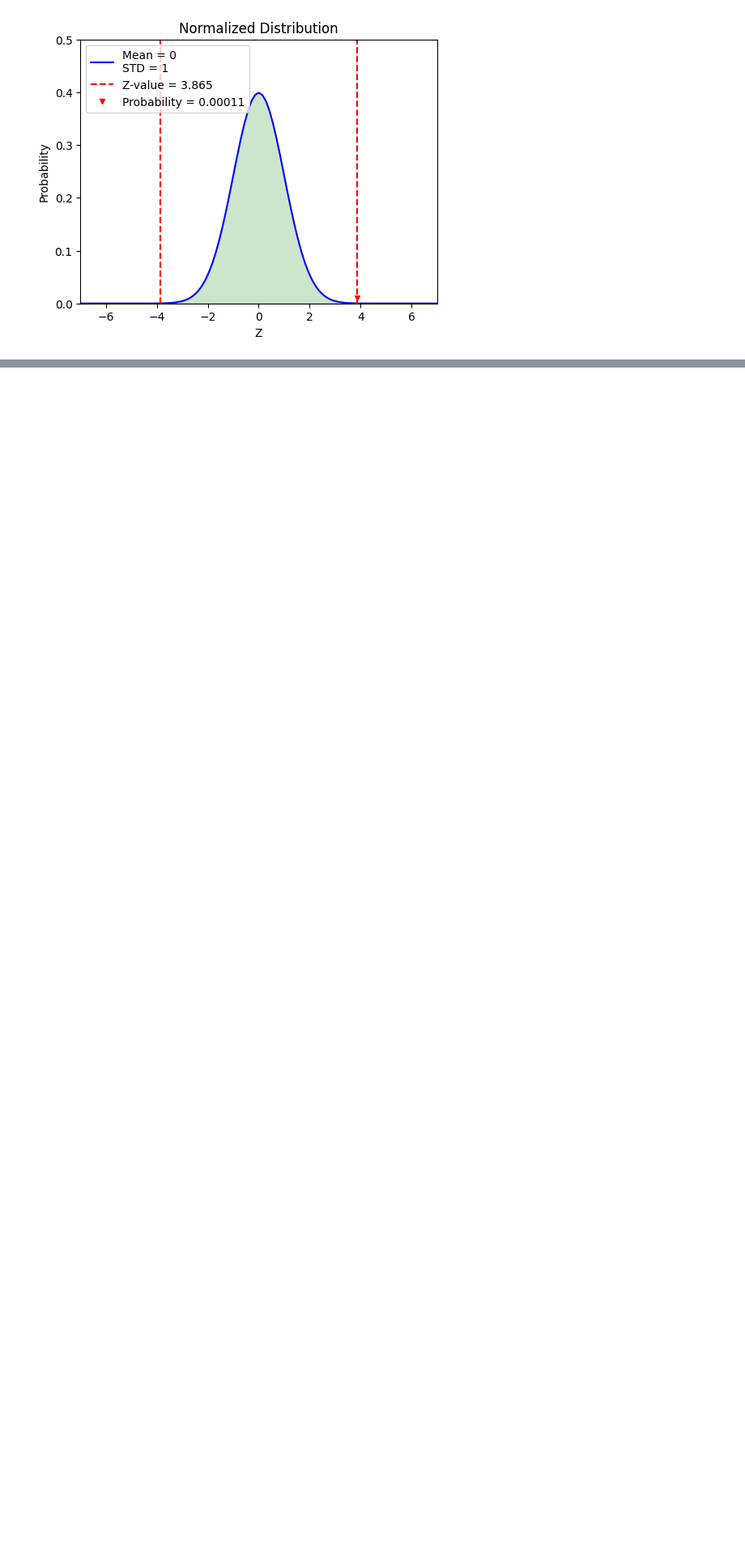
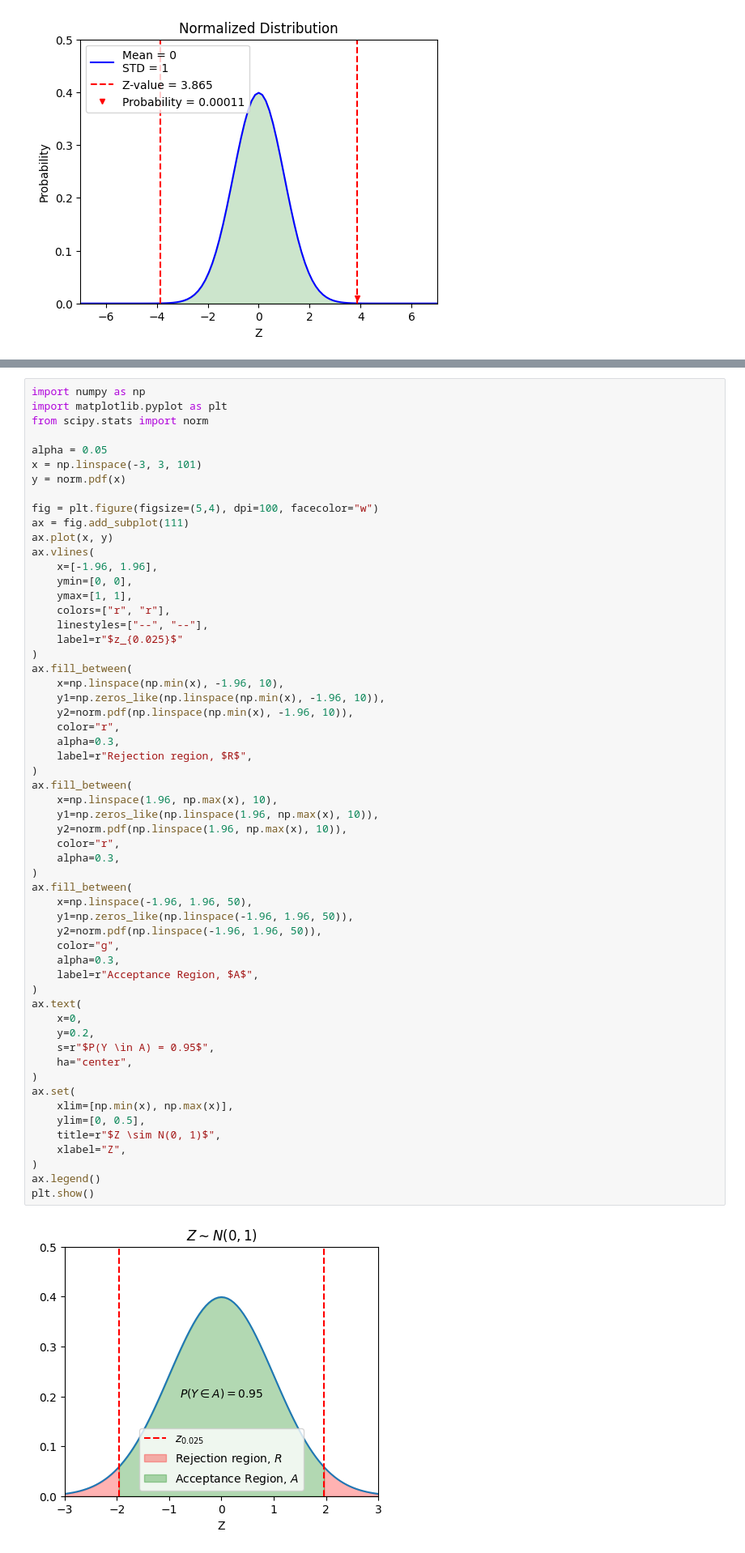
Before and after one commit to bruce88617/nycudopcs_advanced, a Jupyter notebook: Lectures/Lecture05/Lecture05.ipynb, the cells around one changed output, grey strips where cells are left out. Shown at 81% size. Saved outputs shown, nothing was run; the diff lists cells and outputs as text; blank space fills up the shorter version.

```diff
--- a/Lectures/Lecture05/Lecture05.ipynb
+++ b/Lectures/Lecture05/Lecture05.ipynb
@@ -272,0 +251,59 @@ $$
+# %%
+import numpy as np
+import matplotlib.pyplot as plt
+from scipy.stats import norm
+
+alpha = 0.05
+x = np.linspace(-3, 3, 101)
+y = norm.pdf(x)
+
+fig = plt.figure(figsize=(5,4), dpi=100, facecolor="w")
+ax = fig.add_subplot(111)
+ax.plot(x, y)
+ax.vlines(
+    x=[-1.96, 1.96],
+    ymin=[0, 0],
+    ymax=[1, 1],
+    colors=["r", "r"],
+    linestyles=["--", "--"],
+    label=r"$z_{0.025}$"
+)
+ax.fill_between(
+    x=np.linspace(np.min(x), -1.96, 10),
+    y1=np.zeros_like(np.linspace(np.min(x), -1.96, 10)),
+    y2=norm.pdf(np.linspace(np.min(x), -1.96, 10)),
+    color="r",
+    alpha=0.3,
+    label=r"Rejection region, $R$",
+)
+ax.fill_between(
+    x=np.linspace(1.96, np.max(x), 10),
+    y1=np.zeros_like(np.linspace(1.96, np.max(x), 10)),
+    y2=norm.pdf(np.linspace(1.96, np.max(x), 10)),
+    color="r",
+    alpha=0.3,
+)
+ax.fill_between(
+    x=np.linspace(-1.96, 1.96, 50),
+    y1=np.zeros_like(np.linspace(-1.96, 1.96, 50)),
+    y2=norm.pdf(np.linspace(-1.96, 1.96, 50)),
+    color="g",
+    alpha=0.3,
+    label=r"Acceptance Region, $A$",
+)
+ax.text(
+    x=0,
+    y=0.2,
+    s=r"$P(Y \in A) = 0.95$",
+    ha="center",
+)
+ax.set(
+    xlim=[np.min(x), np.max(x)],
+    ylim=[0, 0.5],
+    title=r"$Z \sim N(0, 1)$",
+    xlabel="Z",
+)
+ax.legend()
+plt.show()
+# %% [output]
+[figure, added]
```
Also changed, not shown: parts of 19 cells of this notebook.
